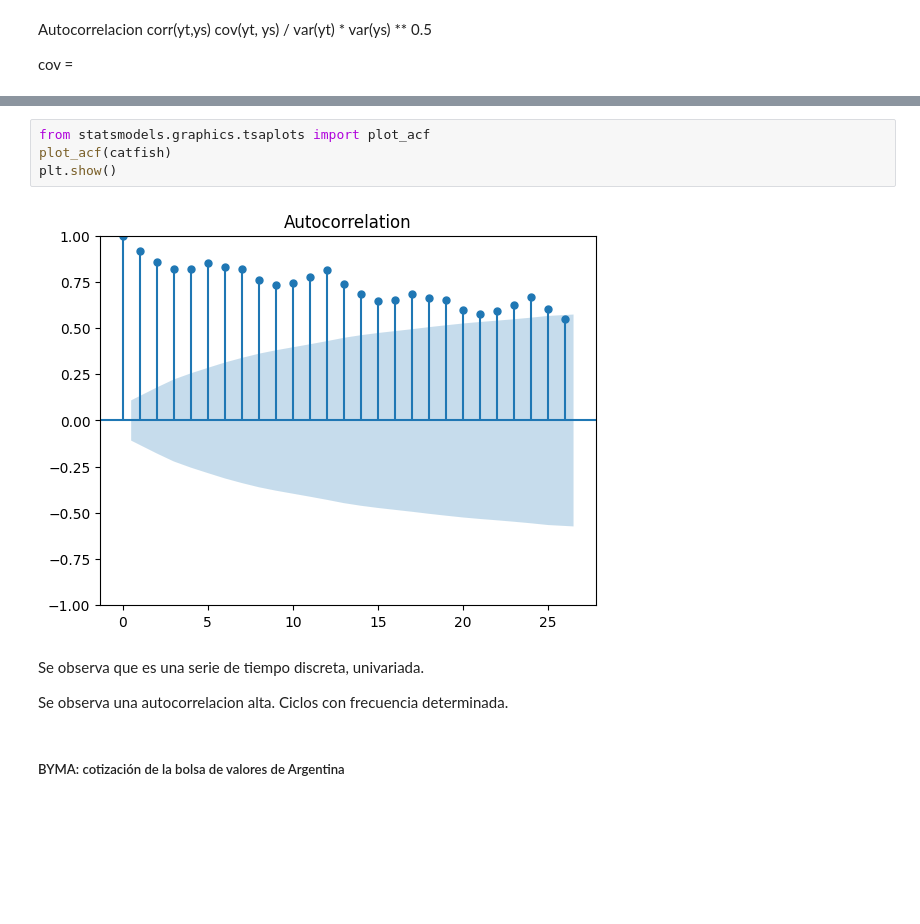
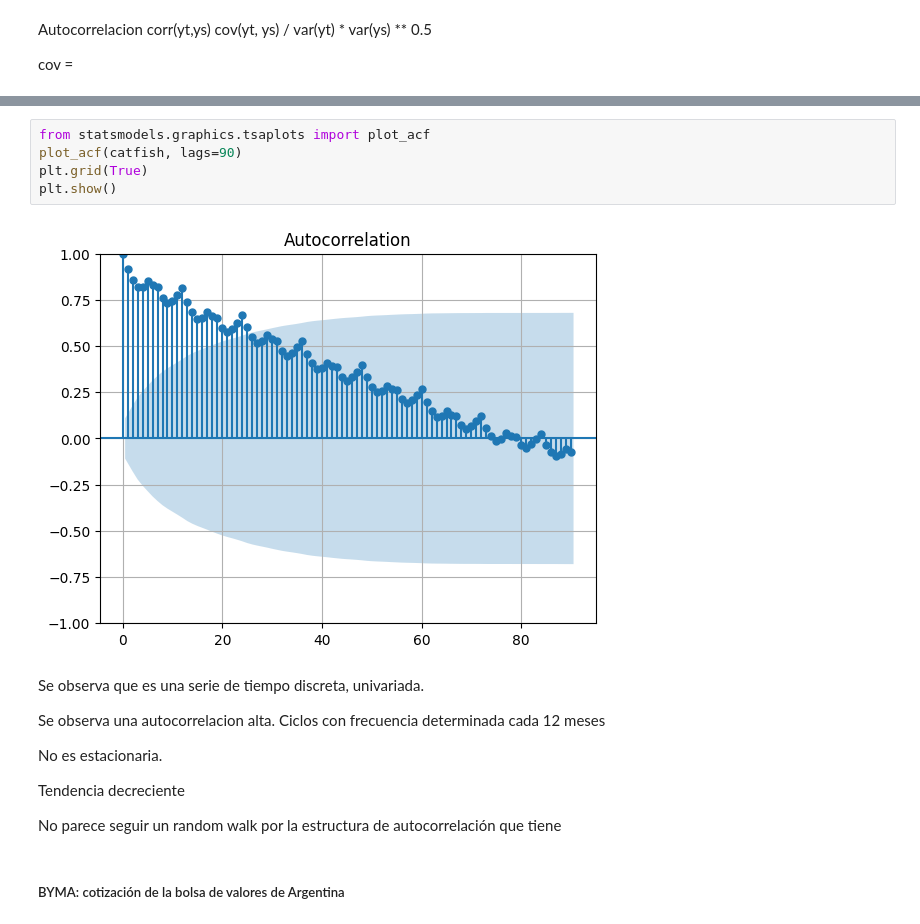
Before and after one commit to marianataglio/seriestemporales, a Jupyter notebook: ej_1.ipynb, the cells around one changed output, grey strips where cells are left out. Saved outputs shown, nothing was run; the diff lists cells and outputs as text; blank space fills up the shorter version.

```diff
--- a/ej_1.ipynb
+++ b/ej_1.ipynb
@@ -37,13 +61,20 @@ cov =
 # %%
 from statsmodels.graphics.tsaplots import plot_acf
-plot_acf(catfish)
+plot_acf(catfish, lags=90)
+plt.grid(True)
 plt.show()
 # %% [output]
-[figure, old version]
+[figure, new version]
 # %% [markdown]
 Se observa que es una serie de tiempo discreta, univariada.
 
-Se observa una autocorrelacion alta. Ciclos con frecuencia determinada.
+Se observa una autocorrelacion alta. Ciclos con frecuencia determinada cada 12 meses
+
+No es estacionaria.
+
+Tendencia decreciente
+
+No parece seguir un random walk por la estructura de autocorrelación que tiene
 # %% [markdown]
 ##### BYMA: cotización de la bolsa de valores de Argentina
 # %%
```
Also changed, not shown: parts of 15 cells of this notebook.
